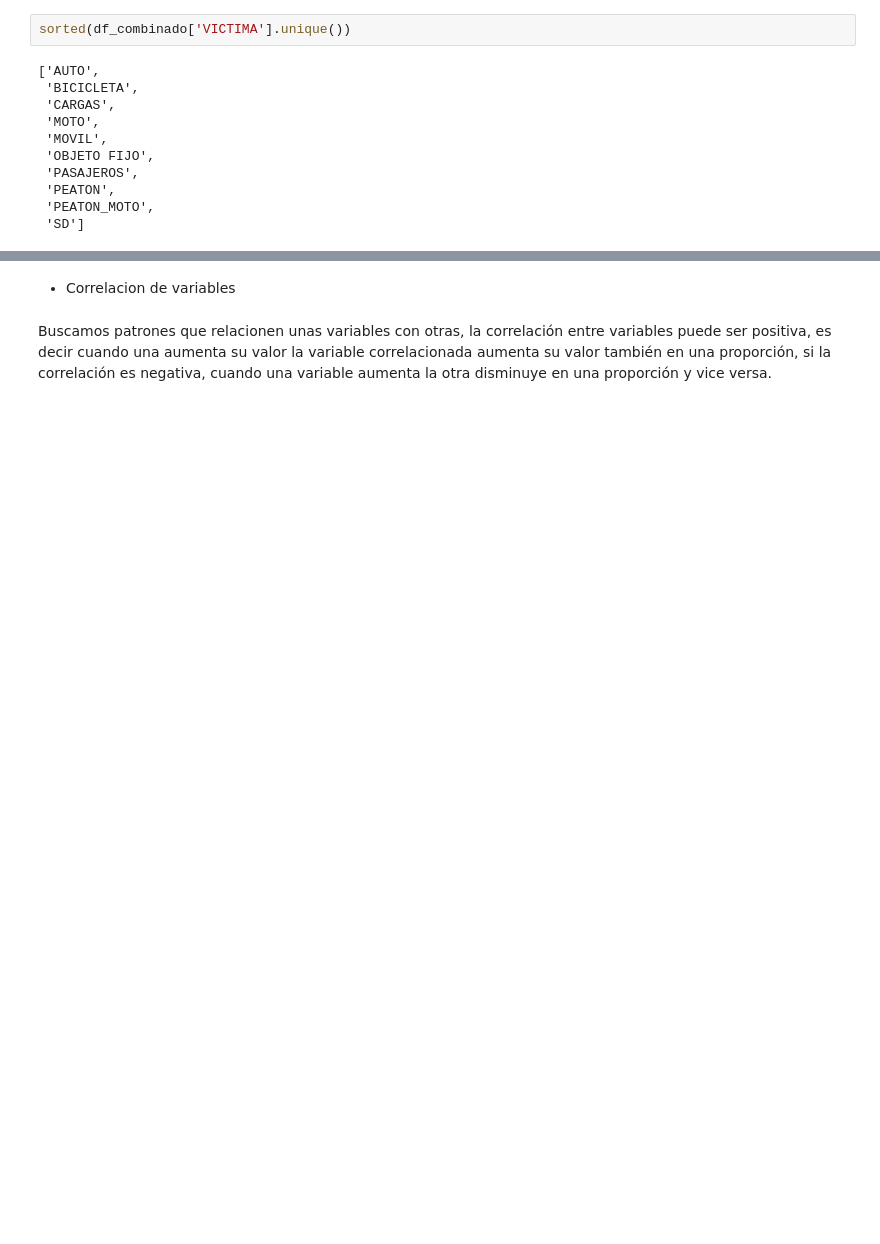
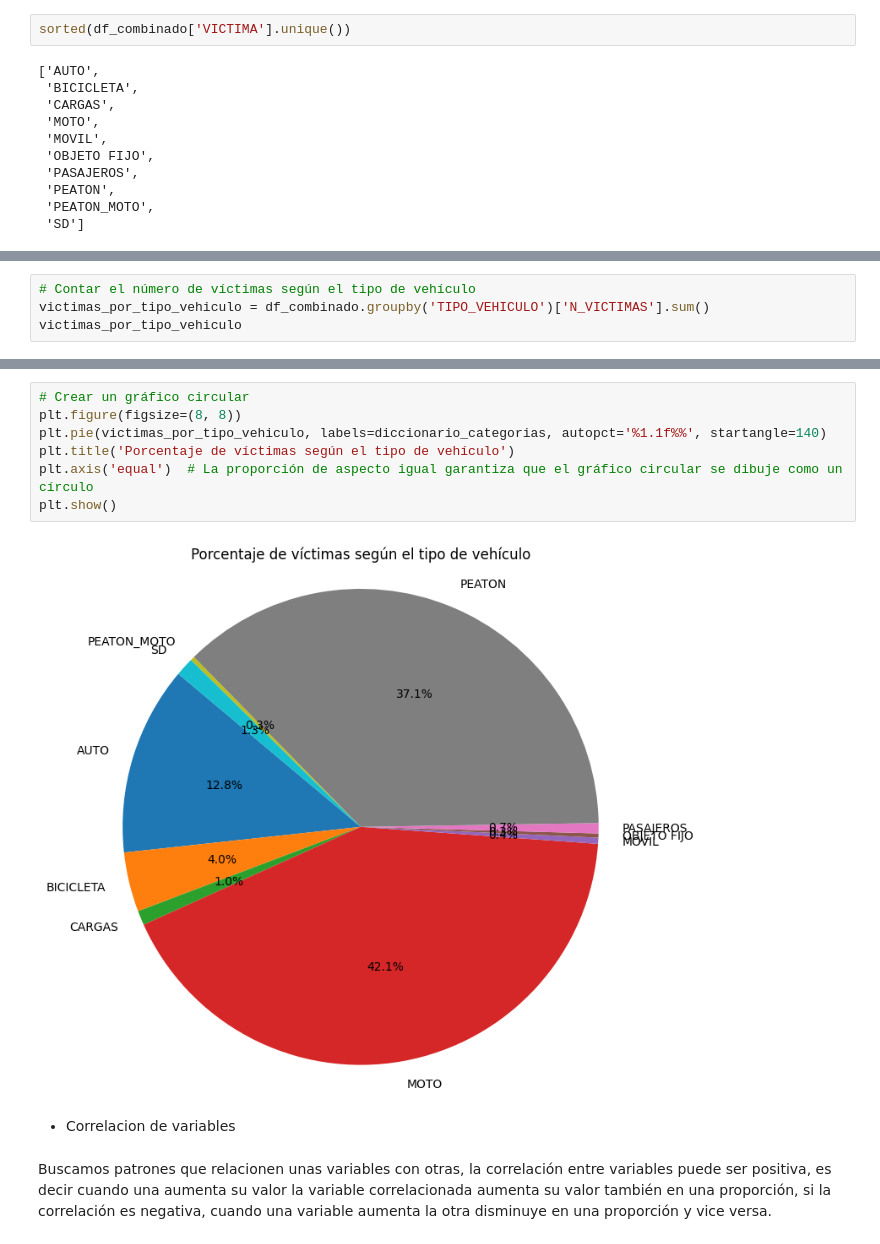
Before and after one commit to vanesalinas/HenryPI_DataAnalyst_PT06, a Jupyter notebook: EDA.ipynb, the cells around one changed output, grey strips where cells are left out. Saved outputs shown, nothing was run; the diff lists cells and outputs as text; blank space fills up the shorter version.

```diff
--- a/EDA.ipynb
+++ b/EDA.ipynb
@@ -318,0 +379,4 @@ sorted(df_combinado['VICTIMA'].unique())
+# %%
+# Contar el número de víctimas según el tipo de vehículo
+victimas_por_tipo_vehiculo = df_combinado.groupby('TIPO_VEHICULO')['N_VICTIMAS'].sum()
+victimas_por_tipo_vehiculo
@@ -319,3 +396,12 @@ sorted(df_combinado['VICTIMA'].unique())
+# %%
+# Crear un gráfico circular
+plt.figure(figsize=(8, 8))
+plt.pie(victimas_por_tipo_vehiculo, labels=diccionario_categorias, autopct='%1.1f%%', startangle=140)
+plt.title('Porcentaje de víctimas según el tipo de vehículo')
+plt.axis('equal')  # La proporción de aspecto igual garantiza que el gráfico circular se dibuje como un círculo
+plt.show()
+# %% [output]
+[figure, added]
 # %% [markdown]
 *   Correlacion de variables
 # %% [markdown]
```
Also changed, not shown: parts of 17 cells of this notebook.
